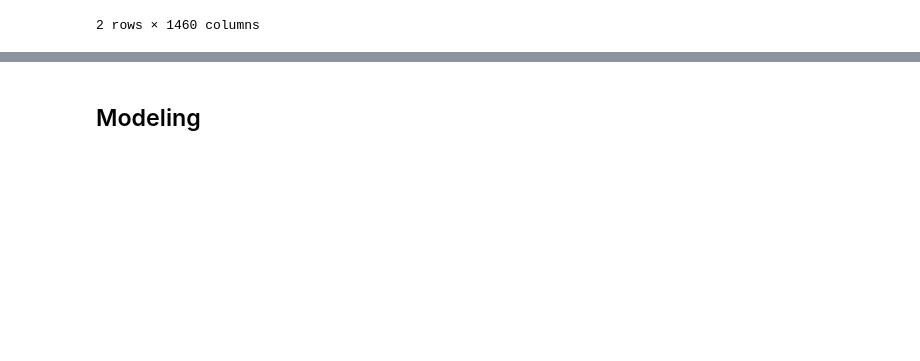
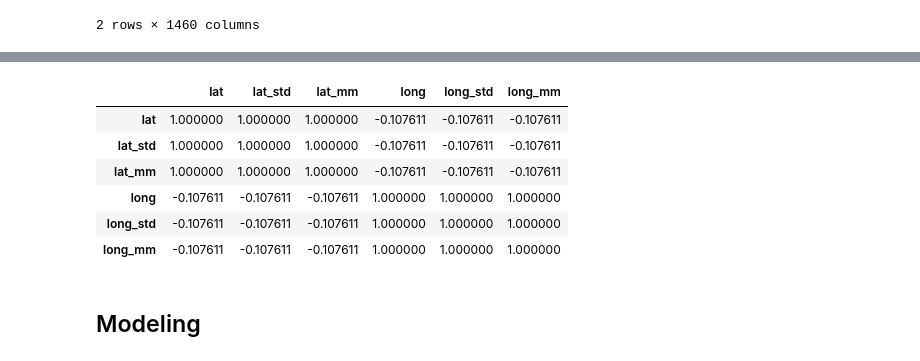
Before and after one commit to h1gfun4/machine_learning, a Jupyter notebook: public pipeline/pipeline.ipynb, the cells around one changed output, grey strips where cells are left out. Cells and saved outputs as stored; diff of their text form; code cells hidden in the pictures; blank space fills up the shorter version.

```diff
--- a/public pipeline/pipeline.ipynb
+++ b/public pipeline/pipeline.ipynb
@@ -713,0 +755,2 @@ df.head(2)
+# %%
+mm_scaler.fit(data)
@@ -713,0 +759,7 @@ df.head(2)
+# %%
+mm_scaled = mm_scaler.transform(data)
+# %%
+df[['lat_mm', 'long_mm']] = mm_scaled
+# %%
+data_geo = df[['lat', 'lat_std', 'lat_mm', 'long', 'long_std', 'long_mm']]
+data_geo.head()
@@ -713,0 +773,11 @@ df.head(2)
+# %%
+corr = data_geo.corr()
+corr
+# %% [output]
+|  | lat | lat_std | lat_mm | long | long_std | long_mm |
+| lat | 1.000000 | 1.000000 | 1.000000 | -0.107611 | -0.107611 | -0.107611 |
+| lat_std | 1.000000 | 1.000000 | 1.000000 | -0.107611 | -0.107611 | -0.107611 |
+| lat_mm | 1.000000 | 1.000000 | 1.000000 | -0.107611 | -0.107611 | -0.107611 |
+| long | -0.107611 | -0.107611 | -0.107611 | 1.000000 | 1.000000 | 1.000000 |
+| long_std | -0.107611 | -0.107611 | -0.107611 | 1.000000 | 1.000000 | 1.000000 |
+| long_mm | -0.107611 | -0.107611 | -0.107611 | 1.000000 | 1.000000 | 1.000000 |
```
Also changed, not shown: parts of 32 cells of this notebook.
